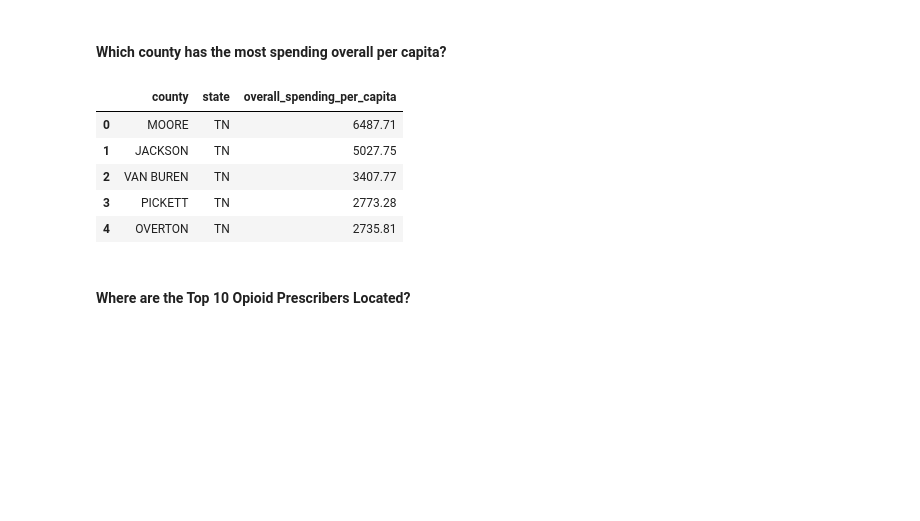
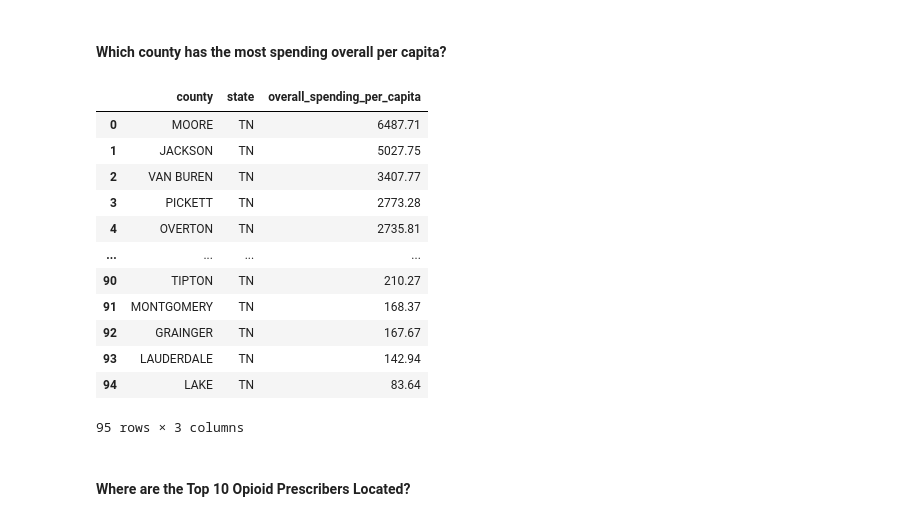
Before and after one commit to NewForce-Cohort-11-Data/prescribers-but-python-mountaineer-medicine, a Jupyter notebook: prescribers-notebook.ipynb, the cells around one changed output. Cells and saved outputs as stored; diff of their text form; code cells hidden in the pictures; blank space fills up the shorter version.

```diff
--- a/prescribers-notebook.ipynb
+++ b/prescribers-notebook.ipynb
@@ -266,18 +312,21 @@ od_deaths = '''SELECT
   od.year,
   od.overdose_deaths,
   cp.population,
-  ROUND(od.overdose_deaths::numeric / cp.population * 100000, 2) AS deaths_per_100k
+  ROUND(od.overdose_deaths::numeric / cp.population * 10000, 1) AS deaths_per_10k
 FROM
   overdose_deaths od
 JOIN
   fips_county fc ON od.fipscounty::varchar = fc.fipscounty
 JOIN
   population cp ON fc.fipscounty = cp.fipscounty
+GROUP BY
+    od.year, fc.county, fc.state, od.overdose_deaths, cp.population
 ORDER BY
-  deaths_per_100k DESC;'''
+  deaths_per_10k DESC;'''
 
 with engine.connect() as connection:
     od_deaths = pd.read_sql(text(od_deaths), con = connection)
 
-od_deaths.head()
+od_deaths_franklin = od_deaths[od_deaths['county'] == 'FRANKLIN']
+od_deaths_franklin
 # %% [output]
@@ -339,34 +483,41 @@ opioid_spending_per_capita
 # %%
 spend_per_capita = '''SELECT
   fc.county,
   fc.state,
   ROUND(SUM(pr.total_drug_cost) / population, 2) AS overall_spending_per_capita
 FROM
   prescription pr
 JOIN
   prescriber p ON pr.npi = p.npi
 JOIN
   zip_fips zf ON p.nppes_provider_zip5 = zf.zip
 JOIN
   fips_county fc ON zf.fipscounty = fc.fipscounty
 JOIN
   population cp ON fc.fipscounty = cp.fipscounty
 GROUP BY
   fc.county, fc.state, cp.population
 ORDER BY
   overall_spending_per_capita DESC;'''
 
 with engine.connect() as connection:
    spend_per_capita = pd.read_sql(text(spend_per_capita), con = connection)
 
-spend_per_capita.head()
+spend_per_capita
 # %% [output]
 |  | county | state | overall_spending_per_capita |
 | 0 | MOORE | TN | 6487.71 |
 | 1 | JACKSON | TN | 5027.75 |
 | 2 | VAN BUREN | TN | 3407.77 |
 | 3 | PICKETT | TN | 2773.28 |
 | 4 | OVERTON | TN | 2735.81 |
+| ... | ... | ... | ... |
+| 90 | TIPTON | TN | 210.27 |
+| 91 | MONTGOMERY | TN | 168.37 |
+| 92 | GRAINGER | TN | 167.67 |
+| 93 | LAUDERDALE | TN | 142.94 |
+| 94 | LAKE | TN | 83.64 |
+95 rows × 3 columns
 # %% [markdown]
 #### Where are the Top 10 Opioid Prescribers Located?
 # %%
```
Also changed, not shown: parts of 40 cells of this notebook, 9 other files.
